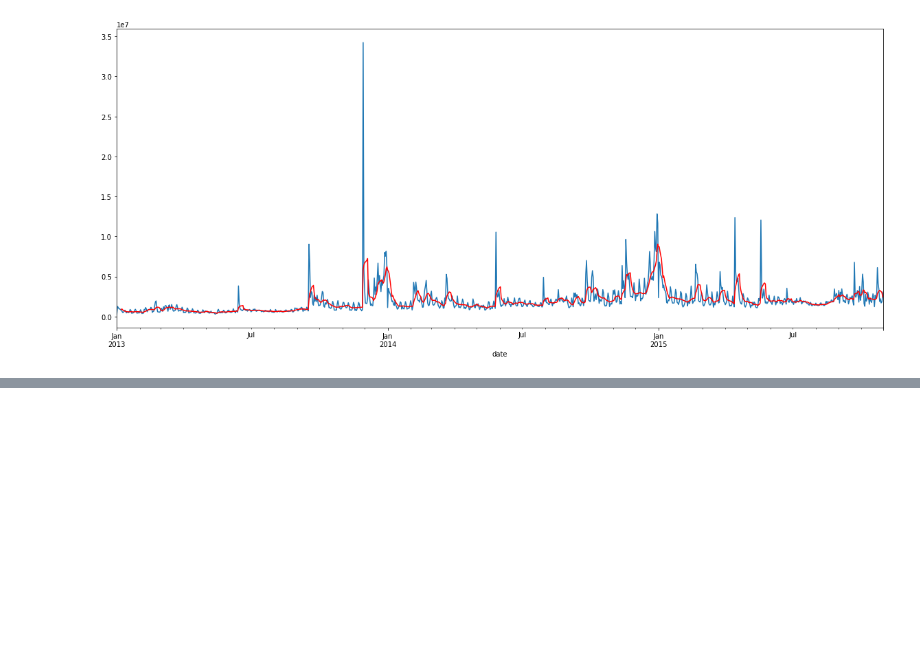
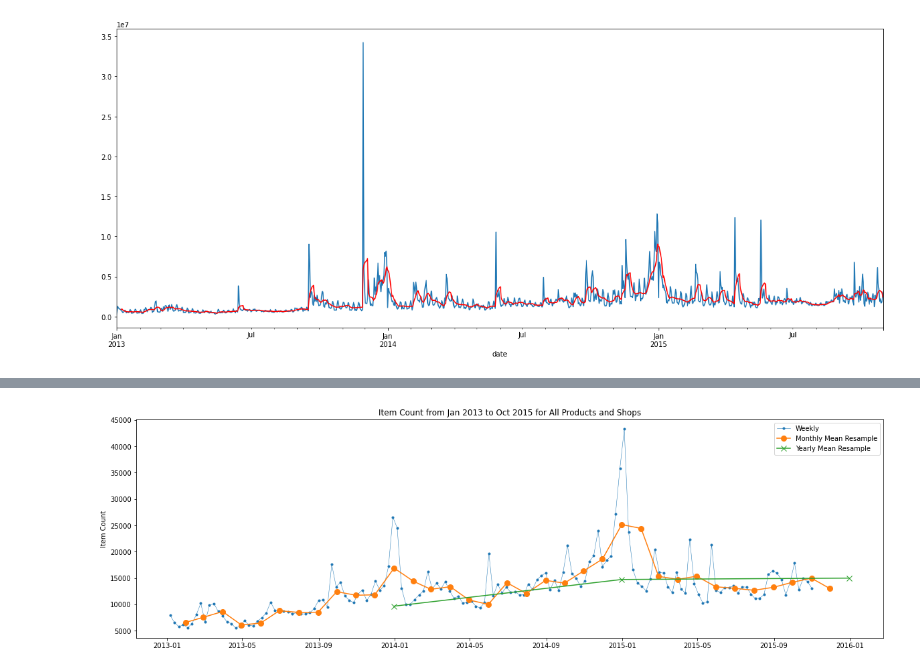
Before and after one commit to mingxiang1006/Predict_Futre_Sale, a Jupyter notebook: src/Guan-FeatureEngineering.ipynb, the cells around one changed output, grey strips where cells are left out. Cells and saved outputs as stored; diff of their text form; code cells hidden in the pictures; blank space fills up the shorter version.

```diff
--- a/src/Guan-FeatureEngineering.ipynb
+++ b/src/Guan-FeatureEngineering.ipynb
@@ -474,0 +409,9 @@ Name: total_sales, dtype: float64
+# %%
+# Only keep date & item_cnt_day
+Forecast_IP = train[['date','item_cnt_day']]
+Forecast_IP['date'] = pd.to_datetime(Forecast_IP['date'])
+# Set date as index
+Forecast_IP = Forecast_IP.set_index('date')
+## Select time period for weekly aggregation
+Forecast_IP_weekly = Forecast_IP['2013-01-01':'2015-10-31'].resample('W').sum()
+Forecast_IP_weekly
@@ -474,0 +438,11 @@ Name: total_sales, dtype: float64
+# %%
+y = Forecast_IP_weekly['item_cnt_day']
+fig, ax = plt.subplots(figsize=(20, 6))
+ax.plot(y,marker='.', linestyle='-', linewidth=0.5, label='Weekly')
+ax.plot(y.resample('M').mean(),marker='o', markersize=8, linestyle='-', label='Monthly Mean Resample')
+ax.plot(y.resample('Y').mean(),marker='x', markersize=8, linestyle='-', label='Yearly Mean Resample')
+ax.set_ylabel('Item Count')
+ax.set_title('Item Count from Jan 2013 to Oct 2015 for All Products and Shops')
+ax.legend();
+# %% [output]
+[figure, added]
```
Also changed, not shown: parts of 53 cells of this notebook.
